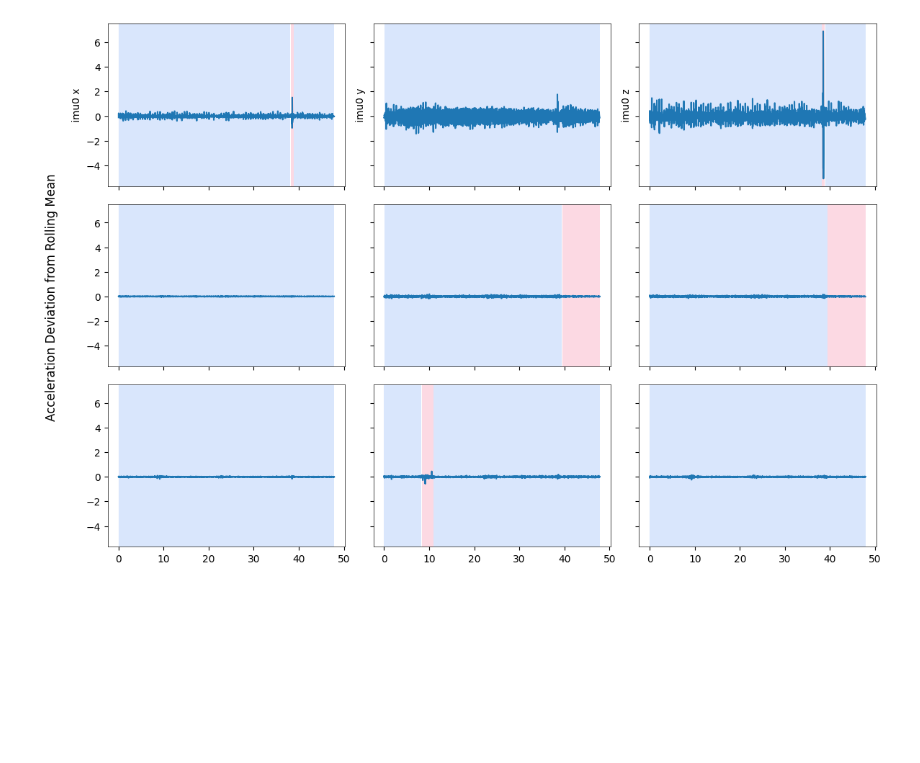
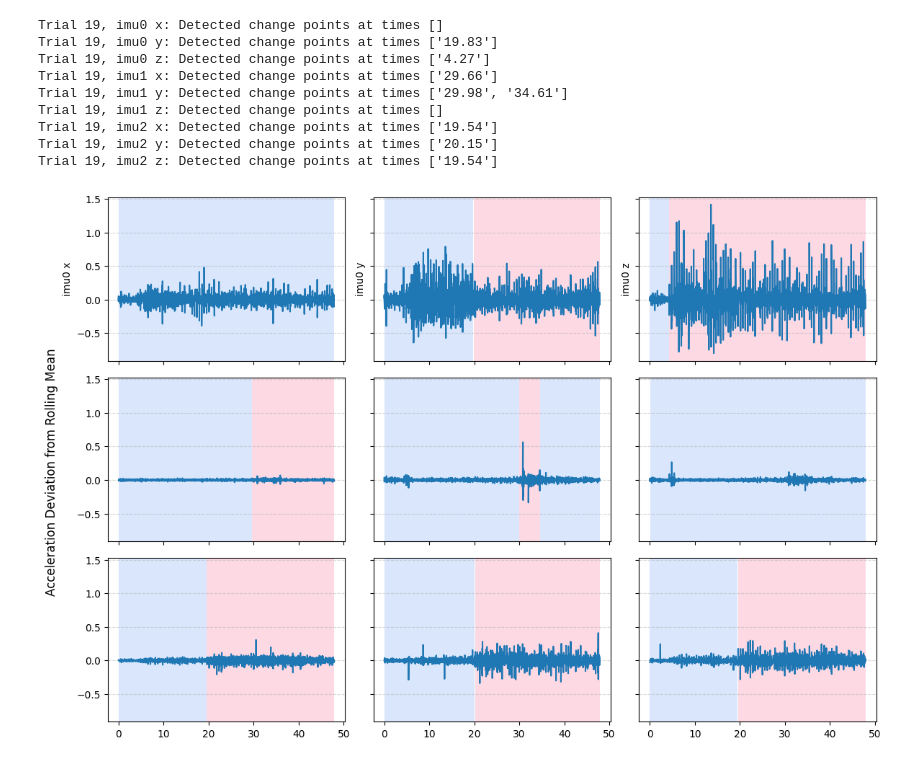
Before and after one commit to Intelligent-Machines-and-Materials-Lab/MuJoCoBlueberryModeling, a Jupyter notebook: src/imu_fft_analysis.ipynb, the cells around one changed output. Saved outputs shown, nothing was run; the diff lists cells and outputs as text; code cells hidden in the pictures; blank space fills up the shorter version.

Commit message:
first pass at side by side IMU and force displacement plot for paper

```diff
--- a/src/imu_fft_analysis.ipynb
+++ b/src/imu_fft_analysis.ipynb
@@ -140,7 +141,11 @@ def build_dict_for_trial(trial_num):
     }
     return trial_dict
 # %%
-TRIAL_IDX = 29
+TRIAL_IDX = 19
+BUSH_IDX = math.floor(TRIAL_IDX / 9) + 1
+rem = TRIAL_IDX % 9
+BRANCH_IDX = math.floor(rem / 3) + 1
+LEAF_IDX = rem % 3 + 1
 trial_data = build_dict_for_trial(TRIAL_IDX)
 directions = ['x', 'y', 'z']
 imus = ['imu0', 'imu1', 'imu2']
@@ -150,33 +155,49 @@ imu_dir = imus[trial_data['imu_used']]
 
 def display_on_ax(ax, signal, time, true_bkps, computed_bkps=None):
     ax.plot(time, signal)
+    ax.grid(which='major', axis='y', linestyle='--', alpha=0.5)
+    # plot horizontal line at y=-1 and y=1
+    # ax.plot(time, np.ones_like(time), color='gray', linestyle='--', alpha=0.5)
+    # ax.plot(time, -np.ones_like(time), color='gray', linestyle='--', alpha=0.5)
     bkps = [0] + sorted(true_bkps)
     colors = cycle(COLOR_CYCLE)
     for start, end in zip(bkps[:-1], bkps[1:]):
         ax.axvspan(time[start], time[end-1], facecolor=next(colors), alpha=0.2)
     if computed_bkps is not None:
         for cp in computed_bkps[:-1]:  # last entry is just len(signal)
             ax.axvline(cp, color="k", linestyle="--")
 
 for j, imu in enumerate(imus):
     for i, direction in enumerate(directions):
         ax = axes[j, i]
         data = trial_data[imu][direction]
         rolling_mean = uniform_filter1d(data, size=20)
         # mean_value = np.mean(data)
         errors = data - rolling_mean
 
         # algo = rpt.KernelCPD(kernel="normal").fit(errors)
-        algo = rpt.BottomUp(model="normal", min_size=10, jump=20).fit(errors)
+        # algo = rpt.BottomUp(model="normal", min_size=10, jump=20).fit(errors)
+        algo = rpt.Binseg(model="normal").fit(errors)
         change_points = algo.predict(pen=22.5*np.log(len(errors)))
+        change_times = trial_data[imu]['time_s'][change_points[:-1]]
+        print(f"Trial {TRIAL_IDX}, {imu} {direction}: Detected change points at times {[f'{t:.2f}' for t in change_times]}")
         if j == trial_data['imu_used']:
             ax.set_ylabel(f"{imu} {direction}")
 
         display_on_ax(ax, errors, trial_data[imu]["time_s"], true_bkps=change_points)
 
 fig.supxlabel('')
 fig.supylabel('Acceleration Deviation from Rolling Mean')
 fig.tight_layout()
 plt.show()
 # %% [output]
+Trial 19, imu0 x: Detected change points at times []
+Trial 19, imu0 y: Detected change points at times ['19.83']
+Trial 19, imu0 z: Detected change points at times ['4.27']
+Trial 19, imu1 x: Detected change points at times ['29.66']
+Trial 19, imu1 y: Detected change points at times ['29.98', '34.61']
+Trial 19, imu1 z: Detected change points at times []
+Trial 19, imu2 x: Detected change points at times ['19.54']
+Trial 19, imu2 y: Detected change points at times ['20.15']
+Trial 19, imu2 z: Detected change points at times ['19.54']
-[figure, old version]
+[figure, new version]
```
Also changed, not shown: parts of 5 cells of this notebook.
